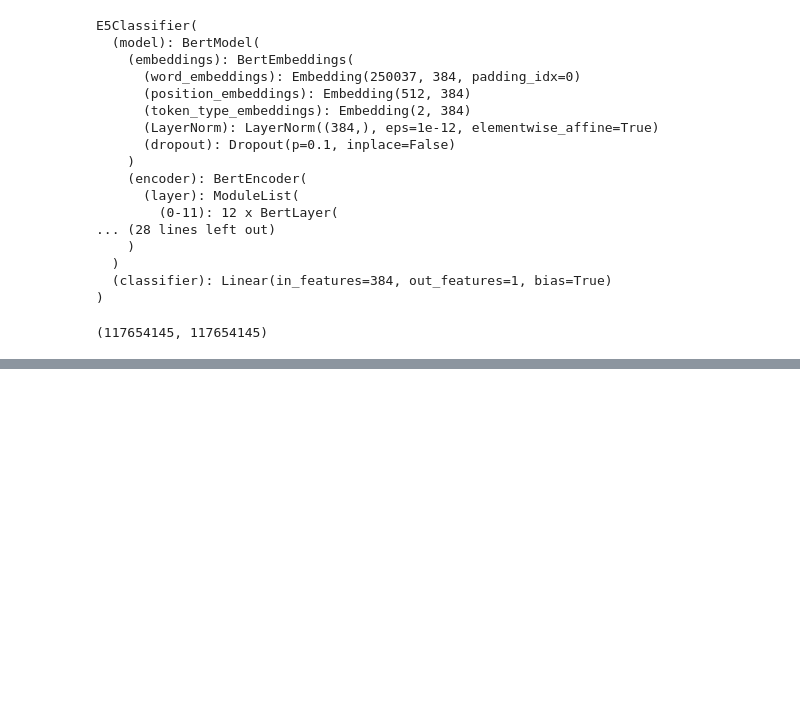
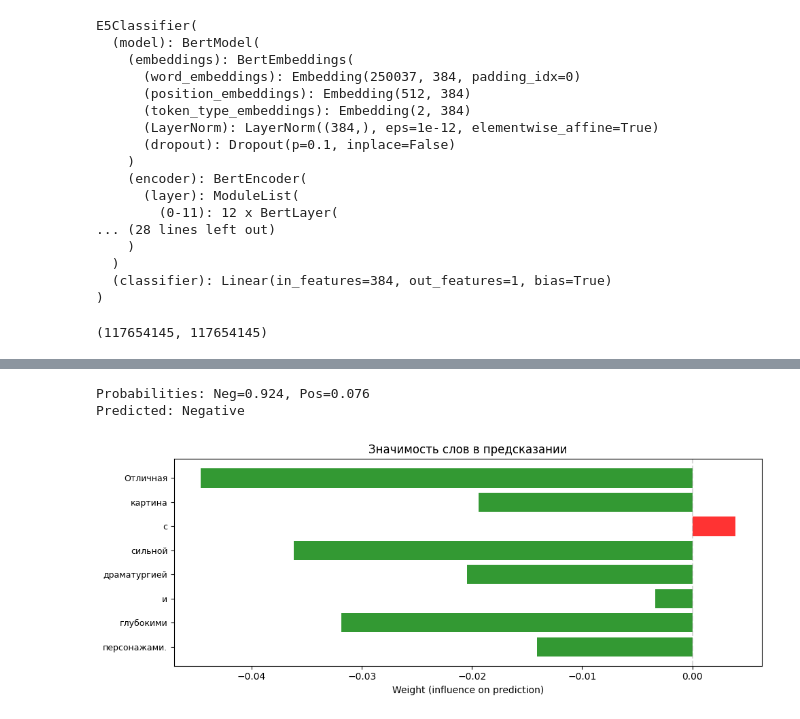
Before and after one commit to IIharlamovv/BERT-CLASSIFIER-REVIEWS, a Jupyter notebook: train_model_kinopoisk.ipynb, the cells around one changed output, grey strips where cells are left out. Cells and saved outputs as stored; diff of their text form; code cells hidden in the pictures; blank space fills up the shorter version.

```diff
--- a/train_model_kinopoisk.ipynb
+++ b/train_model_kinopoisk.ipynb
@@ -722,7 +917,4 @@ predict_texts(model=model, tokenizer=tokenizer, texts=test_texts, device=device)
 # %%
-import numpy as np
-import torch
-import matplotlib.pyplot as plt
 from lime.lime_text import LimeTextExplainer
 
 def create_lime_predictor(model, tokenizer, device, max_length=512):
@@ -755,31 +947,35 @@ def plot_lime_explanation_original_order(explanation, text, top_n=10, figsize=(1
     for word in words_in_order:
         # Очищаем слово от знаков препинания для поиска
         clean_word = word.strip('.,!?;:')
         if clean_word in lime_dict and len(words) < top_n:
             words.append(word)
             weights.append(lime_dict[clean_word])
 
-    colors = ['green' if w > 0 else 'red' for w in weights]
+    colors = ['red' if w > 0 else 'green' for w in weights]
 
     plt.figure(figsize=figsize)
     plt.barh(range(len(words)), weights, color=colors, alpha=0.8)
     plt.yticks(range(len(words)), words, fontsize=9)
     plt.xlabel('Weight (influence on prediction)')
     plt.title(f'Значимость слов в предсказании')
     plt.axvline(x=0, color='gray', linestyle='--', alpha=0.3)
     plt.gca().invert_yaxis()
     plt.tight_layout()
     plt.show()
 
 # --- Использование ---
 predict_fn = create_lime_predictor(model, tokenizer, device, MAX_LENGTH)
 class_names = ['Negative', 'Positive']
 explainer = LimeTextExplainer(class_names=class_names)
 
 text = "Отличная картина с сильной драматургией и глубокими персонажами."
 explanation = explainer.explain_instance(text, predict_fn, num_samples=1000, top_labels=2)
 
 # Результаты
 print(f"Probabilities: Neg={explanation.predict_proba[0]:.3f}, Pos={explanation.predict_proba[1]:.3f}")
 print(f"Predicted: {class_names[np.argmax(explanation.predict_proba[0])]}")
 plot_lime_explanation_original_order(explanation, text)
+# %% [output]
+Probabilities: Neg=0.924, Pos=0.076
+Predicted: Negative
+[figure, added]
```
Also changed, not shown: parts of 41 cells of this notebook.
